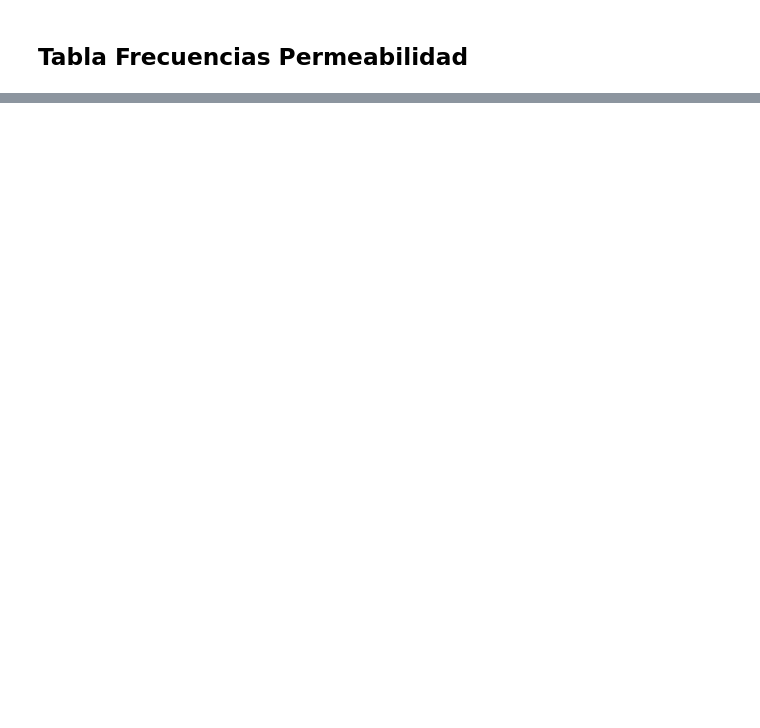
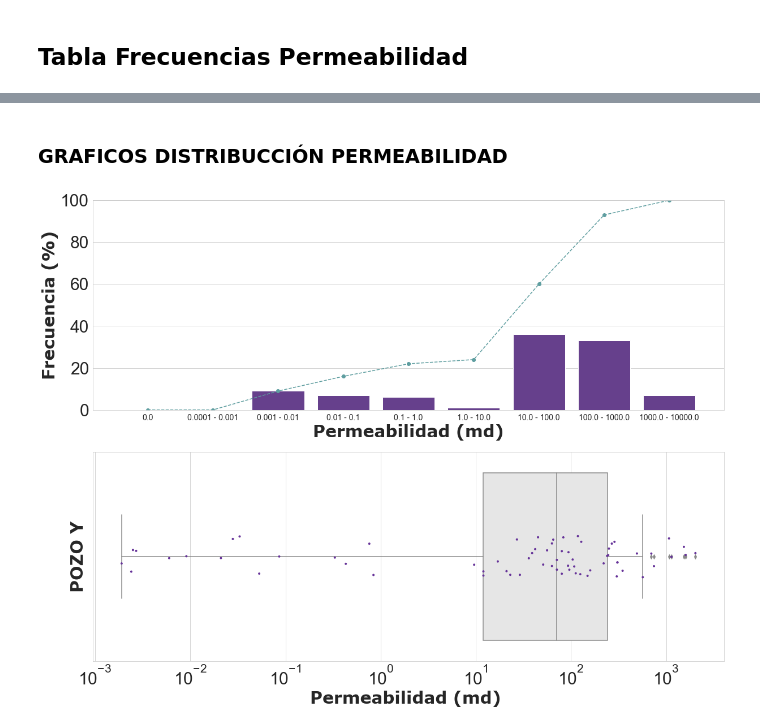
Before and after one commit to jesus24921/Analisis-de-Datos-en-Petrofisica-Basica-con-Python, a Jupyter notebook: POZO Y/ANÁLISIS ESTADÍSTICO POZO Y.ipynb, the cells around one changed output, grey strips where cells are left out. Cells and saved outputs as stored; diff of their text form; code cells hidden in the pictures; blank space fills up the shorter version.

```diff
--- a/POZO Y/ANÁLISIS ESTADÍSTICO POZO Y.ipynb
+++ b/POZO Y/ANÁLISIS ESTADÍSTICO POZO Y.ipynb
@@ -634,0 +327,4 @@ See the caveats in the documentation: https://pandas.pydata.org/pandas-docs/stab
+# %%
+Permeabilidad= frecuencia(basicos_pozo_y,'K @ NMS (md)',vari='Permeabilidad', intervalos=10)
+Permeabilidad=Permeabilidad.drop(index=9, axis=0)
+Permeabilidad
@@ -704,0 +388,41 @@ plt.show()
+# %% [markdown]
+### GRAFICOS DISTRIBUCCIÓN PERMEABILIDAD
+# %%
+fig, axes=plt.subplots(2,1,figsize=(20,15), sharey=False)
+
+#Grafico para porosidad
+sns.set_style("whitegrid")
+
+
+sns.barplot(x = 'Intervalo', y = '%Frecuencia',data = Permeabilidad,ax=axes[0], color=('#663399'))
+
+# axes[0].set_title("Permeabilidad (md)",fontsize=30, y=1.03, fontfamily='verdana',fontweight ='bold', x=1.1)
+axes[0].set_xlabel("Permeabilidad (md)",fontsize=30, fontfamily='verdana',fontweight ='bold')
+axes[0].set_ylabel("Frecuencia (%)",fontsize=30, fontfamily='verdana',fontweight ='bold' )
+axes[0].set_xticklabels(axes[0].get_xticklabels(),rotation = 0, size = 14)
+axes[0].set_ylim(0,100)
+
+axes[0].set_yticklabels([0,20,40,60,80,100],rotation = 0, size = 30)
+
+
+
+axes[0].plot('%Frecuencia Acum.',data = Permeabilidad,linestyle="--", marker="o", color='cadetblue')
+
+plt.ylim(0,100)
+
+sns.boxplot(x='K @ NMS (md)',data=basicos_pozo_y, ax=axes[1],color=".9")
+sns.stripplot(data=basicos_pozo_y,x='K @ NMS (md)', size=4, ax=axes[1], color='#663399')
+axes[1].set_xlabel("Permeabilidad (md) ",fontsize=30, fontfamily='verdana',fontweight ='bold', size=30)
+axes[1].set_ylabel("POZO Y",fontsize=30, fontfamily='verdana',fontweight ='bold' )
+plt.xscale("log")
+# axes[1].set_xlim(0,20)
+
+
+plt.xticks(size=30)
+plt.yticks(size=20)
+
+plt.savefig('Permeabilidad_POZO_Y.png')
+
+plt.show()
+# %% [output]
+[figure, added]
```
Also changed, not shown: parts of 19 cells of this notebook.
